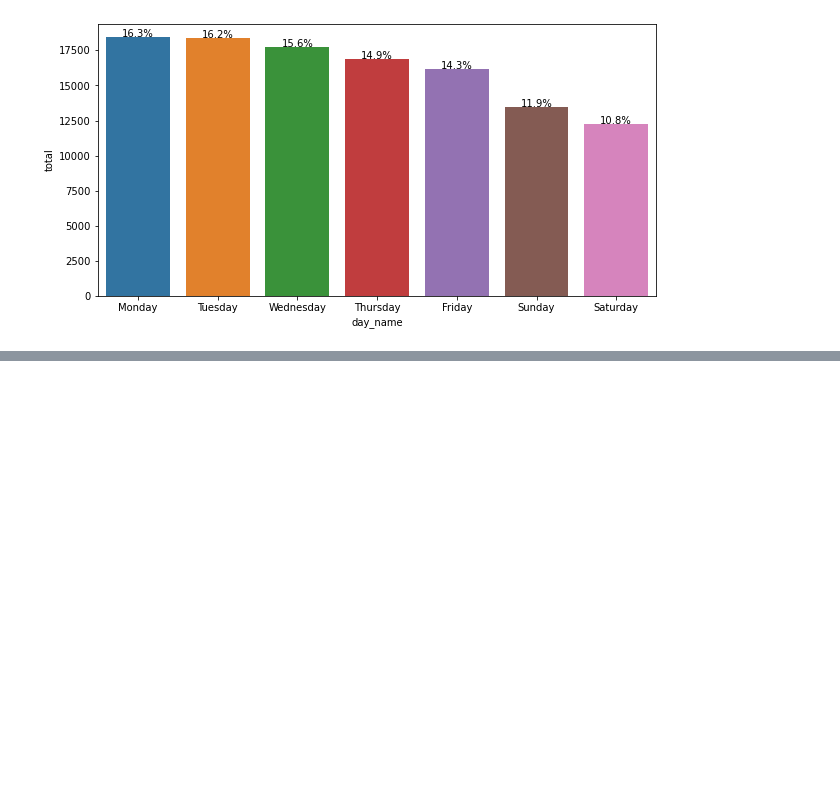
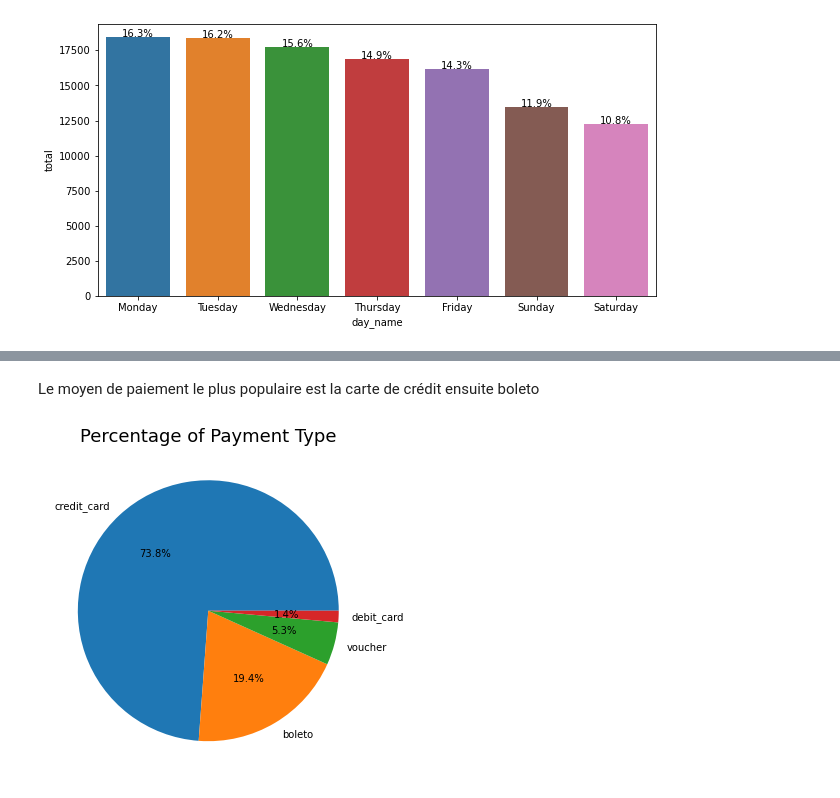
Before and after one commit to azioba/Client_Segmentation, a Jupyter notebook: Projet_5.ipynb, the cells around one changed output, grey strips where cells are left out. Drawn from its saved outputs; the diff is of its cells as text; code cells hidden in the pictures; blank space fills up the shorter version.

```diff
--- a/Projet_5.ipynb
+++ b/Projet_5.ipynb
@@ -494,3 +511,8 @@ for p in ax.patches:
 plt.show()
 # %% [output]
 [figure]
+# %%
+payment_type = drop1.groupby(['payment_type']).count()['customer_unique_id'].reset_index().sort_values(by='customer_unique_id',ascending=False)
+payment_type.rename(columns = {'customer_unique_id':'total'}, inplace=True)
+payment_type['percentage'] = 100*(payment_type['total'] / payment_type['total'].sum())
+payment_type
@@ -496,0 +525,10 @@ plt.show()
+# %% [markdown]
+Le moyen de paiement le plus populaire est la carte de crédit ensuite boleto
+# %%
+label = payment_type['payment_type']
+plt.figure(figsize=(6,6))
+plt.title('Percentage of Payment Type', fontsize = 18)
+plt.pie(payment_type['total'], labels = label,autopct = '%0.1f%%')
+plt.show()
+# %% [output]
+[figure, added]
```
Also changed, not shown: parts of 5 cells of this notebook.
